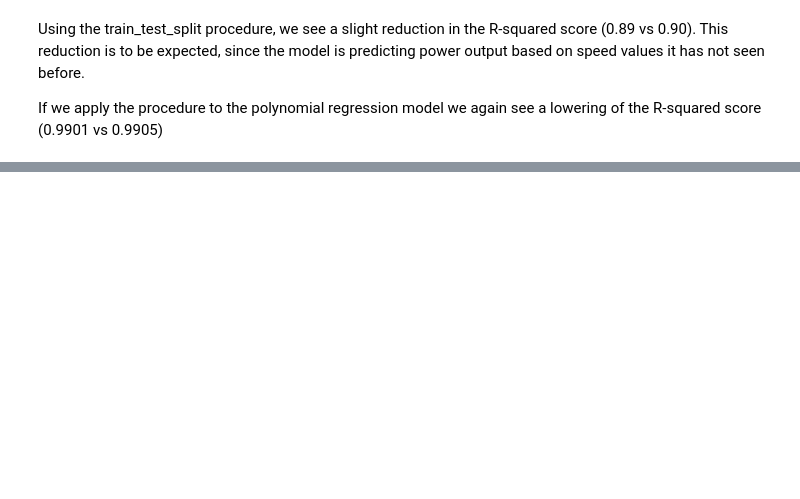
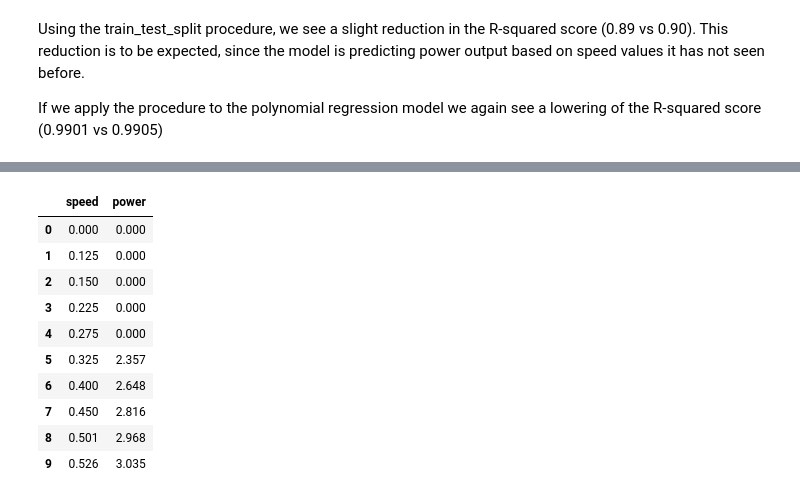
Before and after one commit to colm-o-caoimh/RegressionAnalysis, a Jupyter notebook: FDA_PROJECT2020.ipynb, the cells around one changed output, grey strips where cells are left out. Cells and saved outputs as stored; diff of their text form; code cells hidden in the pictures; blank space fills up the shorter version.

```diff
--- a/FDA_PROJECT2020.ipynb
+++ b/FDA_PROJECT2020.ipynb
@@ -694,0 +668,15 @@ scores.index(0.9306242340561958)
+# %%
+# Output first 10 rows
+pp_model.head(10)
+# %% [output]
+|  | speed | power |
+| 0 | 0.000 | 0.000 |
+| 1 | 0.125 | 0.000 |
+| 2 | 0.150 | 0.000 |
+| 3 | 0.225 | 0.000 |
+| 4 | 0.275 | 0.000 |
+| 5 | 0.325 | 2.357 |
+| 6 | 0.400 | 2.648 |
+| 7 | 0.450 | 2.816 |
+| 8 | 0.501 | 2.968 |
+| 9 | 0.526 | 3.035 |
```
Also changed, not shown: parts of 48 cells of this notebook.
